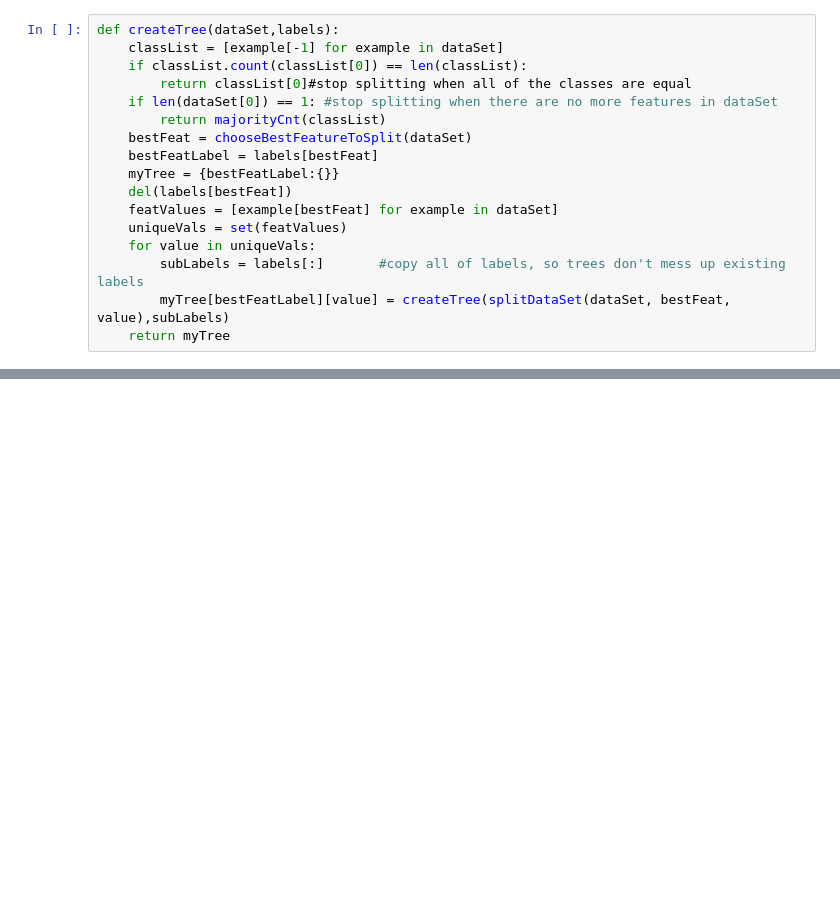
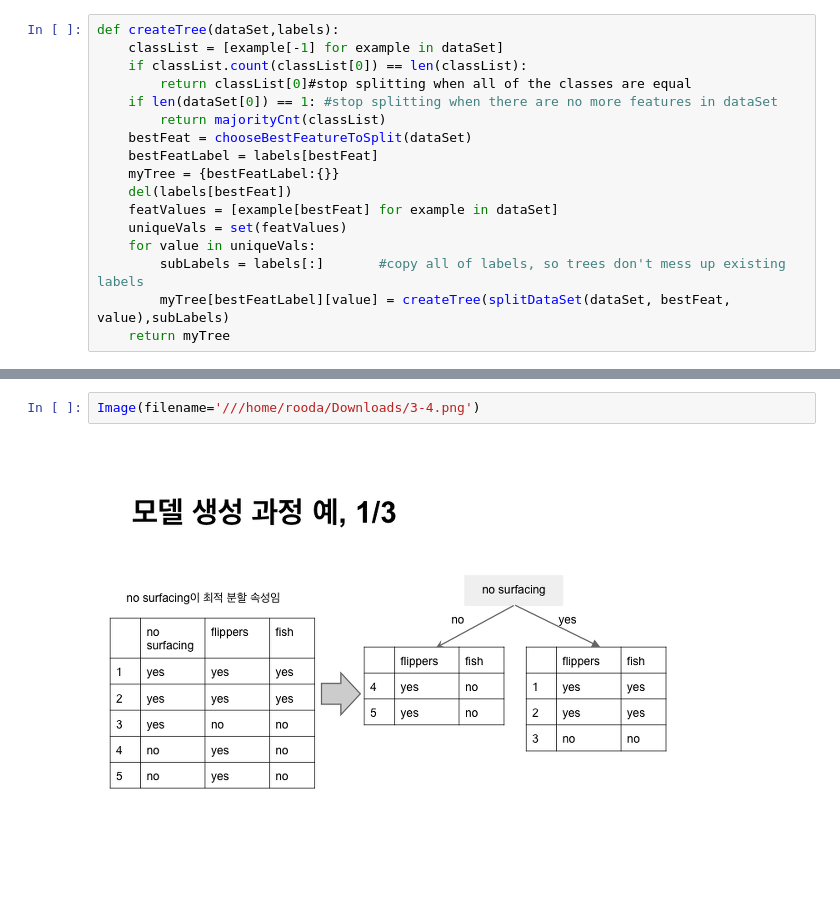
Before and after one commit to o1rooda/CT, a Jupyter notebook: python/naivebayes,decisiontree,losistic.ipynb, the cells around one changed output, grey strips where cells are left out. Saved outputs shown, nothing was run; the diff lists cells and outputs as text; blank space fills up the shorter version.

```diff
--- a/python/naivebayes,decisiontree,losistic.ipynb
+++ b/python/naivebayes,decisiontree,losistic.ipynb
@@ -264,0 +178,4 @@ print c_likelihood
+# %%
+Image(filename='///home/rooda/Downloads/3-4.png')
+# %% [output]
+[figure, added]
```
Also changed, not shown: parts of 34 cells of this notebook.
